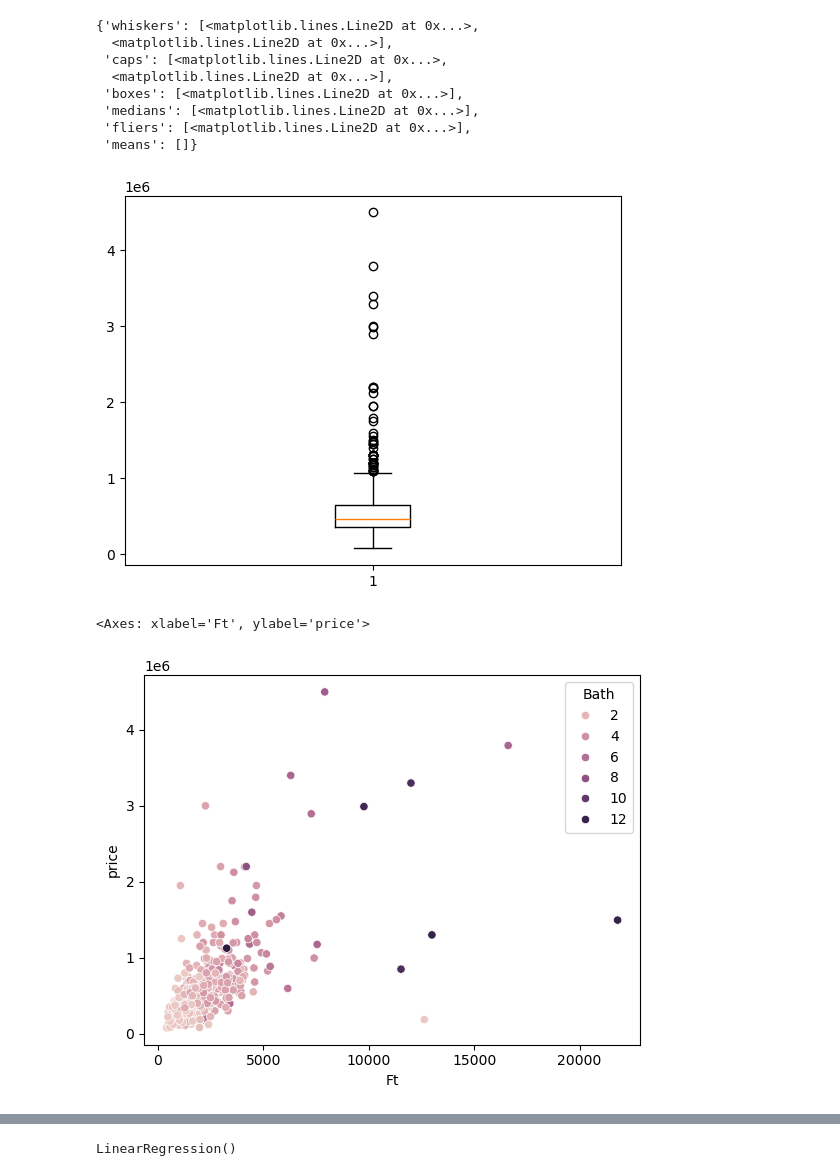
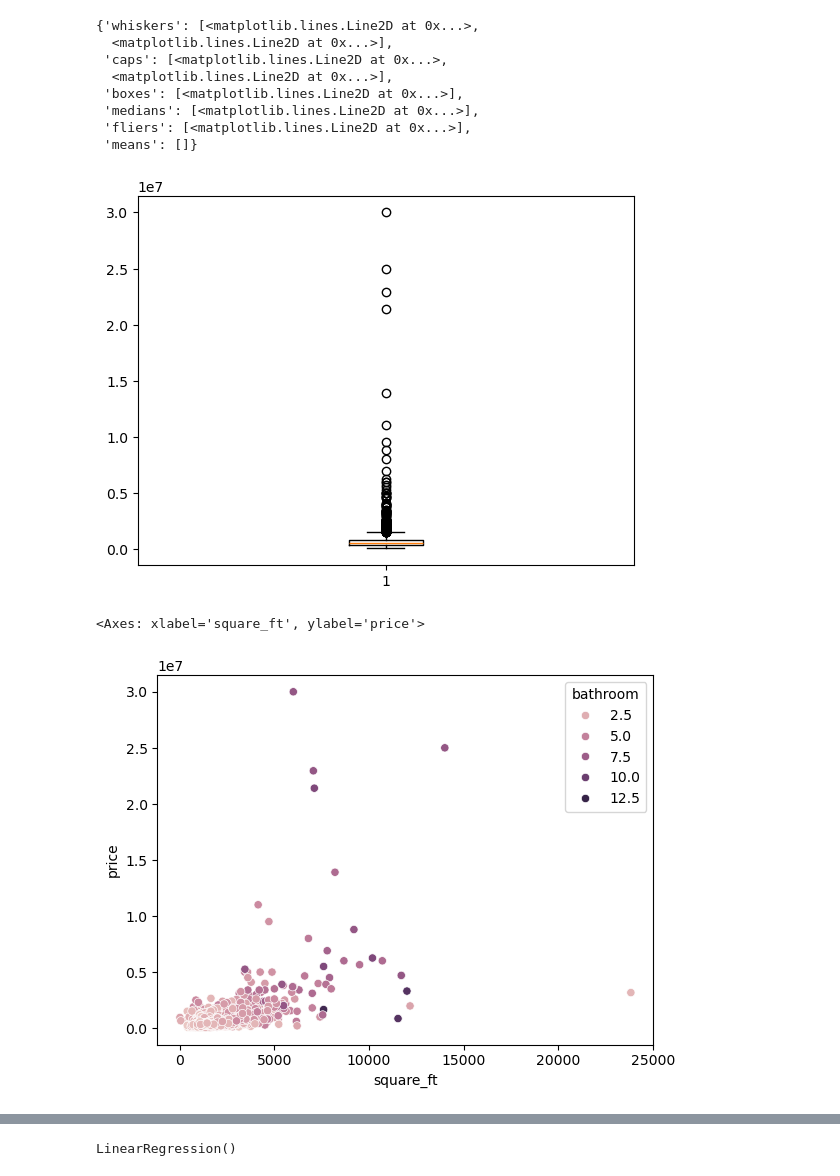
Before and after one commit to ritikdotxyz/House_Price_Prediction, a Jupyter notebook: house_price.ipynb, the cells around one changed output, grey strips where cells are left out. Cells and saved outputs as stored; diff of their text form; code cells hidden in the pictures.

```diff
--- a/house_price.ipynb
+++ b/house_price.ipynb
@@ -21,3 +21,5 @@ df.shape
+# %%
+df = df = df.rename(columns={'Bed': 'bedroom', 'Bath': 'bathroom', 'Ft': 'square_ft'})
 # %%
 df.info()
 # %% [output]
@@ -45,3 +53,5 @@ df.dropna(inplace=True)
+# %%
+df = df.drop_duplicates()
 # %%
 df.shape
 # %% [output]
@@ -121,12 +126,12 @@ plt.boxplot(df["price"])
  'medians': [<matplotlib.lines.Line2D at 0x...>],
  'fliers': [<matplotlib.lines.Line2D at 0x...>],
  'means': []}
-[figure, old version]
+[figure, new version]
 # %%
-sns.scatterplot(x=df["Ft"], y=df["price"], hue=df["Bath"])
+sns.scatterplot(x=df["square_ft"], y=df["price"], hue=df["bathroom"])
 # %% [output]
-<Axes: xlabel='Ft', ylabel='price'>
+<Axes: xlabel='square_ft', ylabel='price'>
-[figure, old version]
+[figure, new version]
 # %%
 sns.boxplot(df["price"])
 # %% [output]
```
Also changed, not shown: parts of 35 cells of this notebook, 1 other file.
